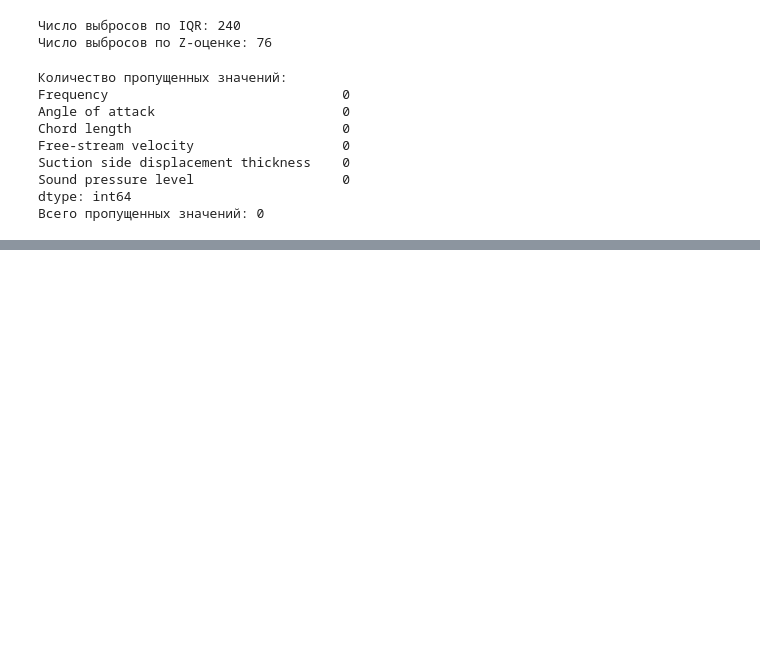
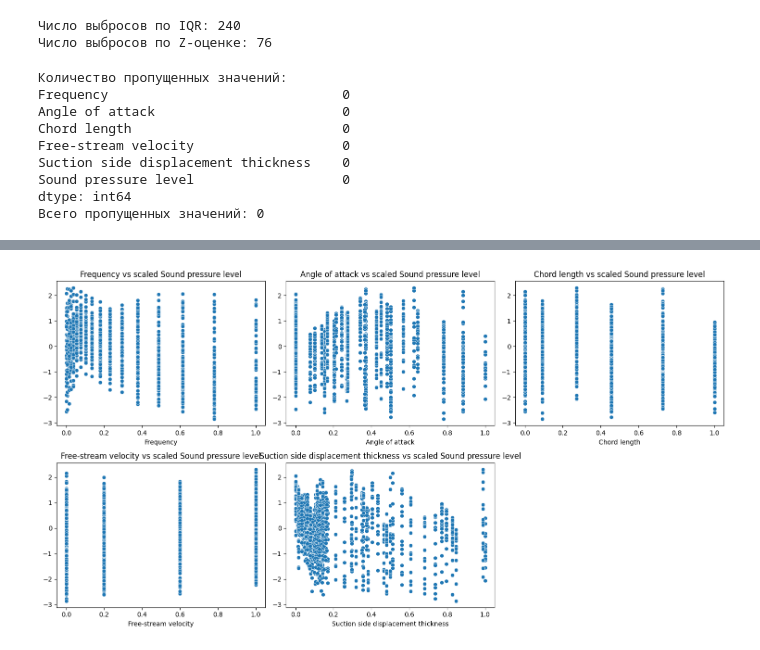
Before and after one commit to Howmanyeyes/Neural_spr_2025, a Jupyter notebook: BDZ.ipynb, the cells around one changed output, grey strips where cells are left out. Saved outputs shown, nothing was run; the diff lists cells and outputs as text; code cells hidden in the pictures; blank space fills up the shorter version.

```diff
--- a/BDZ.ipynb
+++ b/BDZ.ipynb
@@ -108,0 +153,10 @@ dtype: int64
+# %%
+plt.figure(figsize=(15, 8))
+for i, col in enumerate(X_scaled_df.columns[:5]):
+    plt.subplot(2, 3, i + 1)
+    sns.scatterplot(x=X_scaled_df[col], y=y_scaled.flatten())
+    plt.title(f"{col} vs scaled Sound pressure level")
+plt.tight_layout()
+plt.show()
+# %% [output]
+[figure, added]
```
Also changed, not shown: parts of 9 cells of this notebook, 2 other files.
